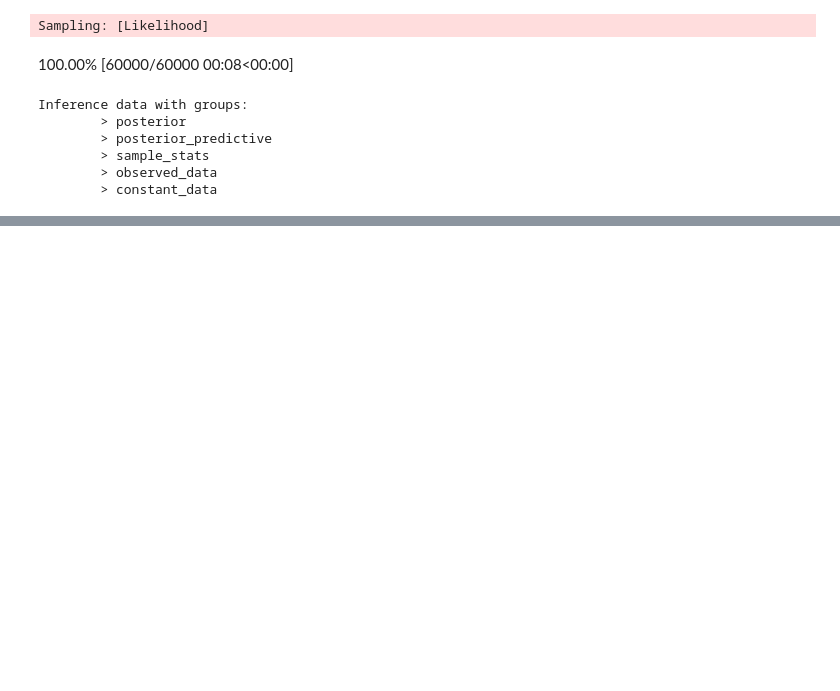
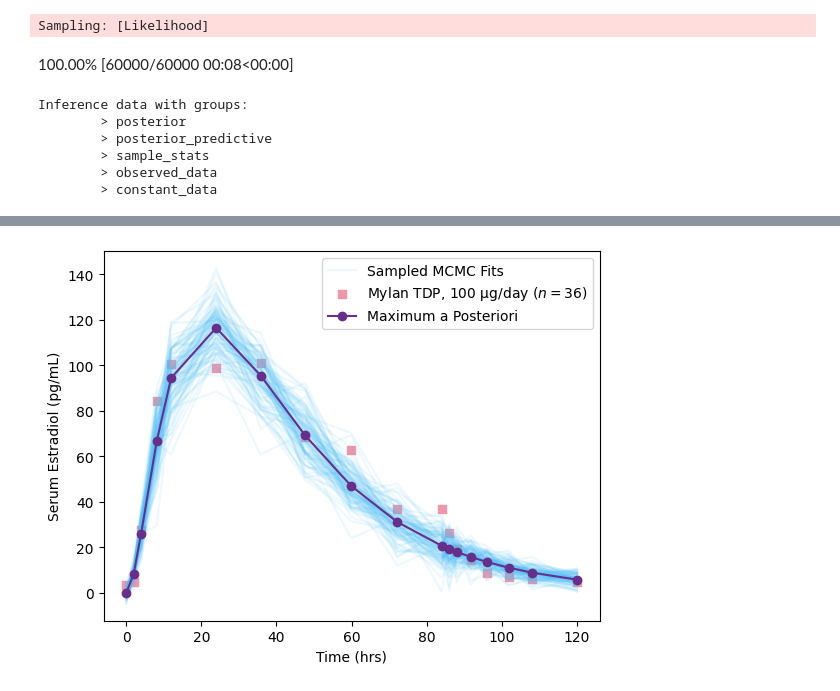
Before and after one commit to transturion/modeling, a Jupyter notebook: 4_Hierarchical_3-Compartment.ipynb, the cells around one changed output, grey strips where cells are left out. Cells and saved outputs as stored; diff of their text form; code cells hidden in the pictures; blank space fills up the shorter version.

```diff
--- a/4_Hierarchical_3-Compartment.ipynb
+++ b/4_Hierarchical_3-Compartment.ipynb
@@ -252 +265,7 @@ r2_std    0.026128
 dtype: float64
+# %%
+# obtain Maximum A-Posteriori, https://discord.com/channels/438306949285806082/1201973466845151362/1202106780339937310
+# https://discourse.pymc.io/t/what-makes-difference-find-map-and-pm-sample/8182
+with Mylan100Model:
+    Mylan100MAP = pm.find_MAP()
+Mylan100MAP
@@ -252,0 +287,14 @@ dtype: float64
+# %%
+inds = np.random.randint(len(Mylan100Hat), size=100)
+
+for ind in inds:
+    plt.plot(MylanTDP100[:,0], Mylan100Hat[ind], alpha=0.1, color='#4EC2F8')
+plt.plot(MylanTDP100[:,0], Mylan100Hat[50000], alpha=0.1, color='#4EC2F8', label='Sampled MCMC Fits')
+plt.scatter(MylanTDP100[:,0], MylanTDP100[:,1], color='#F096AA', marker='s', label="Mylan TDP, 100 $\\rm\\mu g$/day ($n=36$)")
+plt.plot(MylanTDP100[:,0], Mylan100MAP['E2Hat'], label='Maximum a Posteriori', color='#672F8B', marker='o')
+plt.xlabel('Time (hrs)')
+plt.ylabel('Serum Estradiol (pg/mL)')
+plt.legend()
+plt.show()
+# %% [output]
+[figure, added]
```
Also changed, not shown: parts of 7 cells of this notebook.
